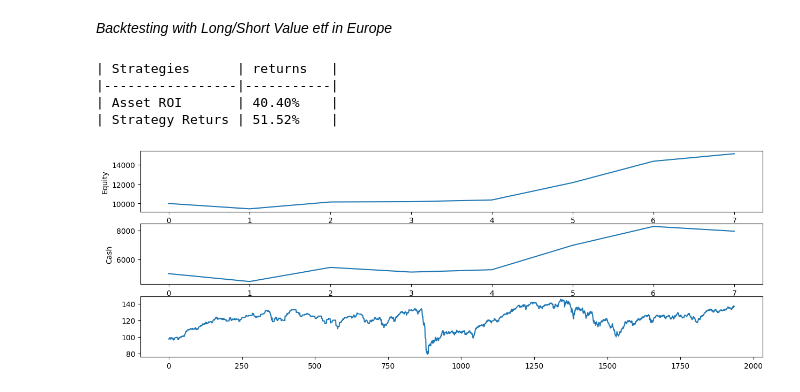
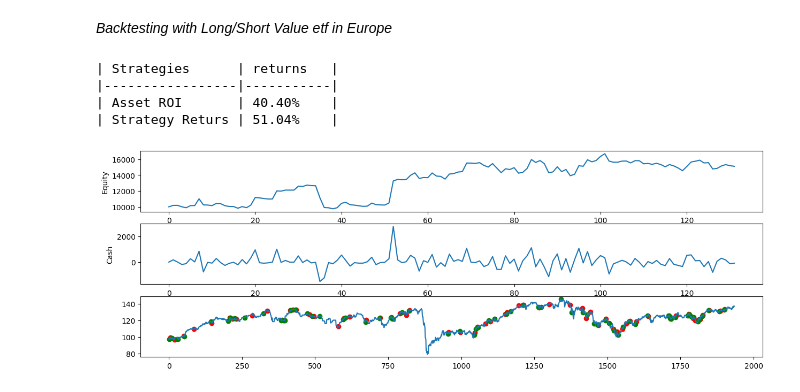
Before and after one commit to rvargas42/Value_Growth_Challenge_ETSFactory, a Jupyter notebook: Research/value_growth_moment_detection.ipynb, the cells around one changed output. Drawn from its saved outputs; the diff is of its cells as text; code cells hidden in the pictures.

Commit message:
backtester & other

```diff
--- a/Research/value_growth_moment_detection.ipynb
+++ b/Research/value_growth_moment_detection.ipynb
@@ -265,10 +265,10 @@ class my_backtester:
         i = 0
         while i < self.n:
             self.current_signal = self.data.predictions[i]
-            Q = 0.50 * self.equity
+            Q = 1 * self.equity
             if self.current_signal == 1 and self.position["short"] == 0 and i % self.buy_and_hold_days == 0:
                 if self.position["long"] != 0:
-                    value = ((self.last_entry - self.data.Close[i]) / self.data.Close[i]) \
+                    value = ((self.data.Close[i] - self.last_entry) / self.last_entry) \
                         * (self.position["long"] * self.last_entry)
                     self.equity += value
                     self.cash = self.equity
@@ -277,13 +277,13 @@ class my_backtester:
                 self.last_entry = self.data.Close[i]
                 self.cash -= Q
                 i+=1
-                self.history["entries"].append(self.current_signal)
+                self.history["entries"].append((self.current_signal, i))
                 self.history["equity"].append(self.equity)
                 self.history["cash"].append(self.cash)
                 continue
             if self.current_signal == 0 and self.position["long"] == 0 and i % self.buy_and_hold_days == 0:
                 if self.position["short"] != 0:
-                    value = ((self.data.Close[i] - self.last_entry) / self.last_entry) \
+                    value = ((self.last_entry - self.data.Close[i]) / self.data.Close[i]) \
                         * (self.position["short"] * self.last_entry)
                     self.equity += value
                     self.cash = self.equity
@@ -292,7 +292,7 @@ class my_backtester:
                 self.last_entry = self.data.Close[i]
                 self.cash -= Q
                 i+=1
-                self.history["entries"].append(self.current_signal)
+                self.history["entries"].append((self.current_signal,i))
                 self.history["equity"].append(self.equity)
                 self.history["cash"].append(self.cash)
                 continue
@@ -302,33 +302,37 @@ class my_backtester:
         returns = (((self.history["equity"][-1] - self.history["equity"][0]) / self.history["equity"][0])*100)
         asset_returns = ((self.data["Close"][-1] - self.data["Close"][0]) / self.data["Close"][0])*100
         results = [
             ["Asset ROI", f"{format(asset_returns,'.2f')}%"],
             ["Strategy Returs", f"{format(returns,'.2f')}%"],
         ]
         headers = ["Strategies","returns"]
         print(tabulate(results, headers, tablefmt="github"))
 
     def visualize(self):
         fig, ax = plt.subplots(nrows=3, figsize=(15, 5))
         ax[0].plot(self.history["equity"])
         ax[0].set_ylabel("Equity")
         ax[1].plot(self.history["cash"])
         ax[1].set_ylabel("Cash")
         ax[2].plot(self.data.Close.values)
+        entries_buy = [i[1] for i in self.history["entries"] if i[0] == 0]
+        entries_sell = [i[1] for i in self.history["entries"] if i[0] == 1]
+        ax[2].scatter(entries_sell, self.data["Close"][entries_sell],color="red")
+        ax[2].scatter(entries_buy, self.data["Close"][entries_buy],color="green")
 data = pd.concat(
     [
         valu_etf["Close"],
         X_eu["predictions"]
     ],
     axis=1,
 )
 
-backtester = my_backtester(cash=10000, data=data, buy_and_hold_days= 100)
+backtester = my_backtester(cash=10000, data=data, buy_and_hold_days= 2)
 returns = backtester.run()
 backtester.visualize()
 # %% [output]
 | Strategies      | returns   |
 |-----------------|-----------|
 | Asset ROI       | 40.40%    |
-| Strategy Returs | 51.52%    |
+| Strategy Returs | 51.04%    |
-[figure, old version]
+[figure, new version]
```
